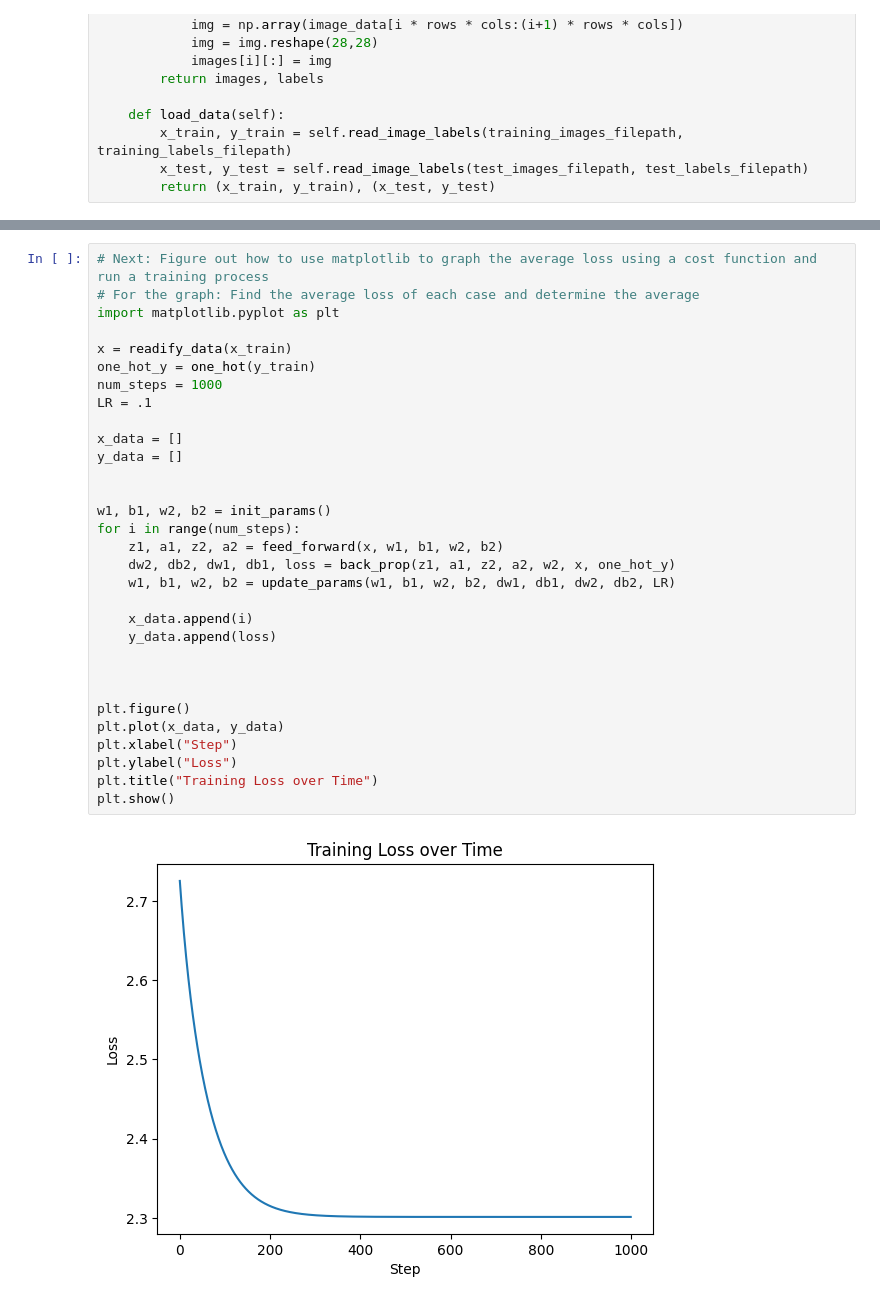
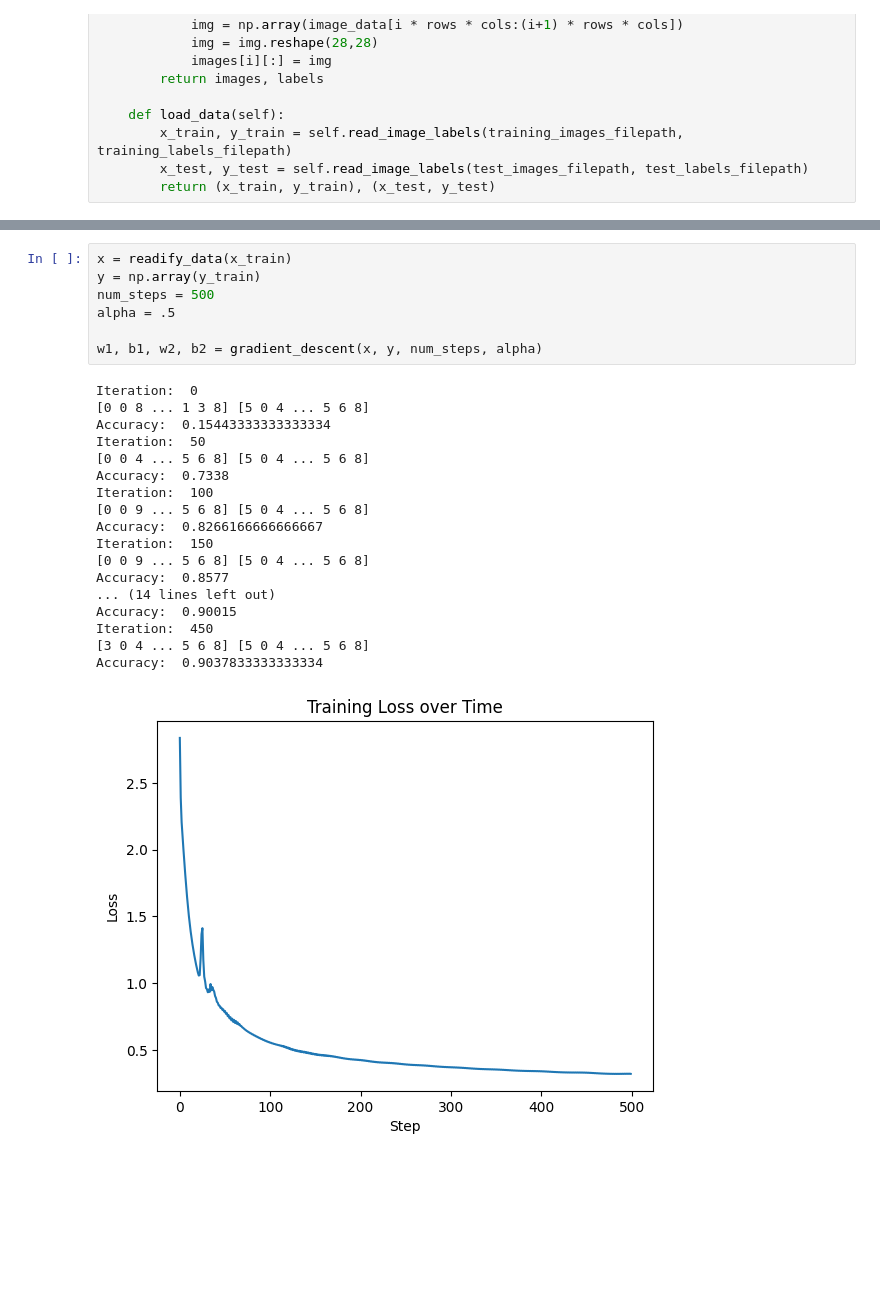
Before and after one commit to self-controller/mnist_nn, a Jupyter notebook: number_nn.ipynb, the cells around one changed output, grey strips where cells are left out. Cells and saved outputs as stored; diff of their text form; blank space fills up the shorter version.

```diff
--- a/number_nn.ipynb
+++ b/number_nn.ipynb
@@ -139,33 +170,26 @@ def update_params(w1, b1, w2, b2, dw1, db1, dw2, db2, LR):
 # %%
-# Next: Figure out how to use matplotlib to graph the average loss using a cost function and run a training process
-# For the graph: Find the average loss of each case and determine the average
-import matplotlib.pyplot as plt
+x = readify_data(x_train)
+y = np.array(y_train)
+num_steps = 500
+alpha = .5
 
-x = readify_data(x_train)
-one_hot_y = one_hot(y_train)
-num_steps = 1000
-LR = .1
-
-x_data = []
-y_data = []
-
-
-w1, b1, w2, b2 = init_params()
-for i in range(num_steps):
-    z1, a1, z2, a2 = feed_forward(x, w1, b1, w2, b2)
-    dw2, db2, dw1, db1, loss = back_prop(z1, a1, z2, a2, w2, x, one_hot_y)
-    w1, b1, w2, b2 = update_params(w1, b1, w2, b2, dw1, db1, dw2, db2, LR)
-
-    x_data.append(i)
-    y_data.append(loss)
-
-
-
-plt.figure()
-plt.plot(x_data, y_data)
-plt.xlabel("Step")
-plt.ylabel("Loss")
-plt.title("Training Loss over Time")
-plt.show()
+w1, b1, w2, b2 = gradient_descent(x, y, num_steps, alpha)
 # %% [output]
+Iteration:  0
+[0 0 8 ... 1 3 8] [5 0 4 ... 5 6 8]
+Accuracy:  0.15443333333333334
+Iteration:  50
+[0 0 4 ... 5 6 8] [5 0 4 ... 5 6 8]
+Accuracy:  0.7338
+Iteration:  100
+[0 0 9 ... 5 6 8] [5 0 4 ... 5 6 8]
+Accuracy:  0.8266166666666667
+Iteration:  150
+[0 0 9 ... 5 6 8] [5 0 4 ... 5 6 8]
+Accuracy:  0.8577
+... (14 lines left out)
+Accuracy:  0.90015
+Iteration:  450
+[3 0 4 ... 5 6 8] [5 0 4 ... 5 6 8]
+Accuracy:  0.9037833333333334
-[figure, old version]
+[figure, new version]
```
Also changed, not shown: parts of 6 cells of this notebook.
